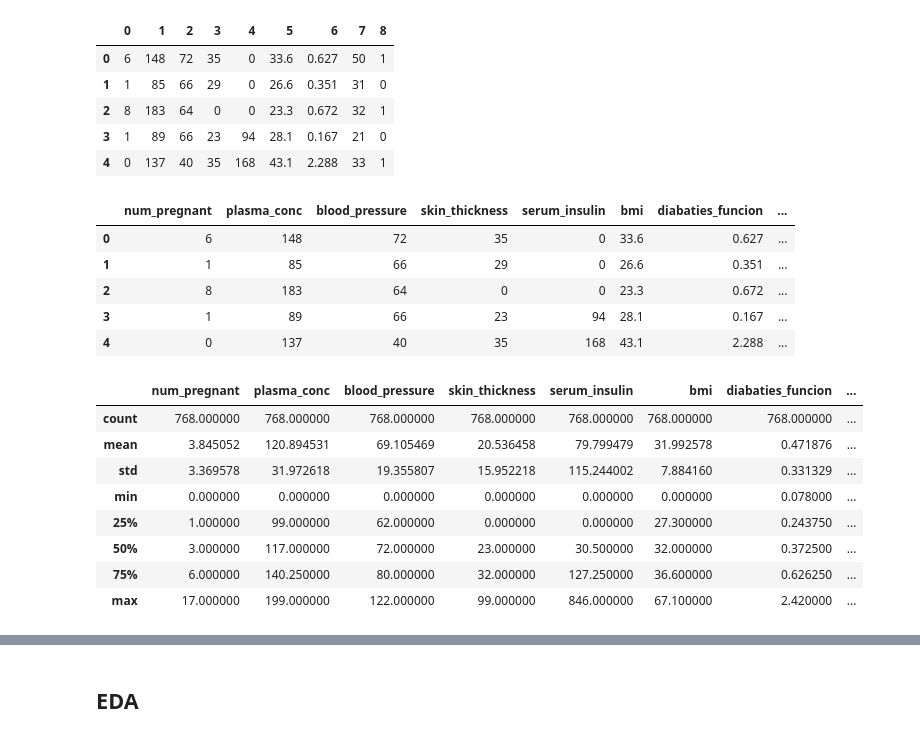
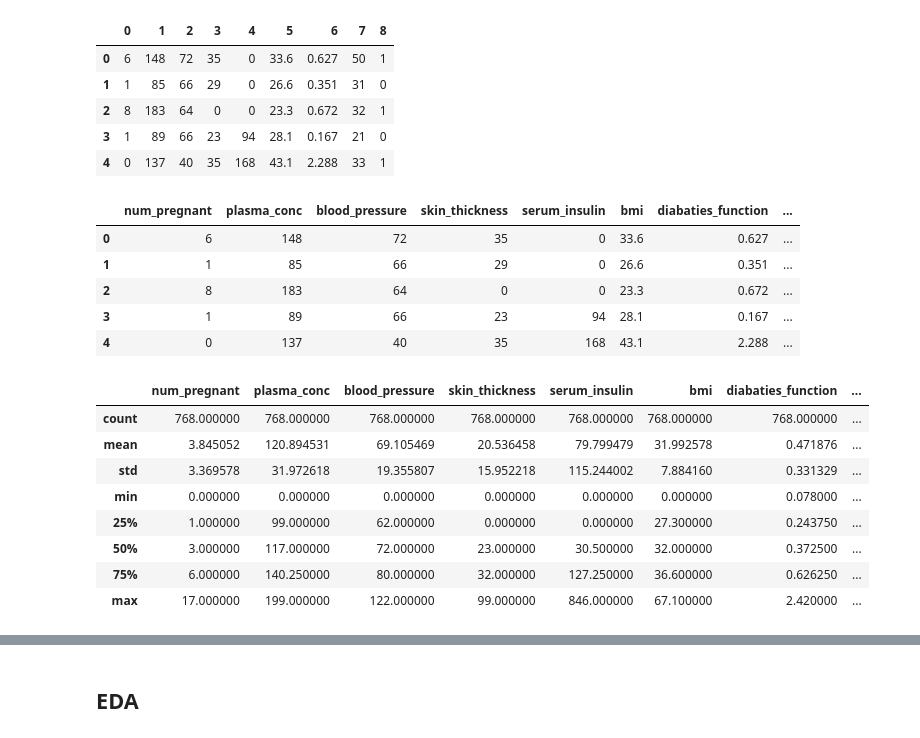
Before and after one commit to guptha23/machine_learning_assignment, a Jupyter notebook: Machine Learning Assignment.ipynb, the cells around one changed output, grey strips where cells are left out. Drawn from its saved outputs; the diff is of its cells as text; code cells hidden in the pictures.

```diff
--- a/Machine Learning Assignment.ipynb
+++ b/Machine Learning Assignment.ipynb
@@ -52,12 +52,12 @@ data.head()
 # %%
 # Adding column names to the above dataframe
 
 data.columns = ["num_pregnant", "plasma_conc", "blood_pressure", "skin_thickness", "serum_insulin", \
-                "bmi", "diabaties_funcion", "age", "has_diabetes"]
+                "bmi", "diabaties_function", "age", "has_diabetes"]
 
 data.head()
 # %% [output]
-|  | num_pregnant | plasma_conc | blood_pressure | skin_thickness | serum_insulin | bmi | diabaties_funcion | ... |
+|  | num_pregnant | plasma_conc | blood_pressure | skin_thickness | serum_insulin | bmi | diabaties_function | ... |
 | 0 | 6 | 148 | 72 | 35 | 0 | 33.6 | 0.627 | ... |
 | 1 | 1 | 85 | 66 | 29 | 0 | 26.6 | 0.351 | ... |
 | 2 | 8 | 183 | 64 | 0 | 0 | 23.3 | 0.672 | ... |
@@ -67,7 +67,7 @@ data.head()
 # to get a basic descreptive stat summary of the data
 data.describe()
 # %% [output]
-|  | num_pregnant | plasma_conc | blood_pressure | skin_thickness | serum_insulin | bmi | diabaties_funcion | ... |
+|  | num_pregnant | plasma_conc | blood_pressure | skin_thickness | serum_insulin | bmi | diabaties_function | ... |
 | count | 768.000000 | 768.000000 | 768.000000 | 768.000000 | 768.000000 | 768.000000 | 768.000000 | ... |
 | mean | 3.845052 | 120.894531 | 69.105469 | 20.536458 | 79.799479 | 31.992578 | 0.471876 | ... |
 | std | 3.369578 | 31.972618 | 19.355807 | 15.952218 | 115.244002 | 7.884160 | 0.331329 | ... |
```
Also changed, not shown: parts of 35 cells of this notebook, 1 other file.
